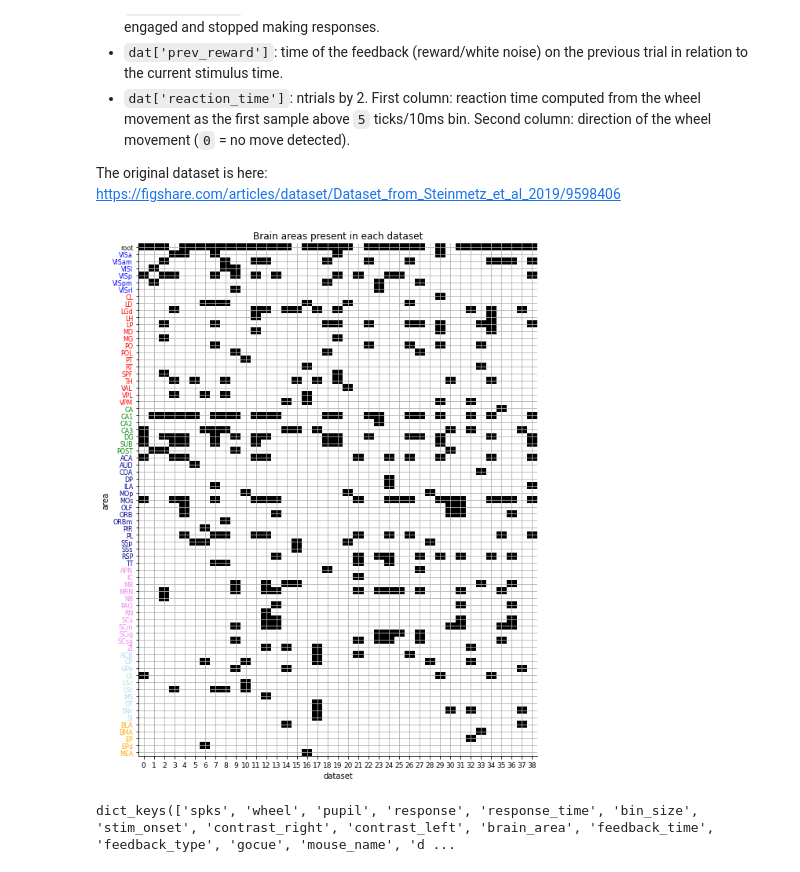
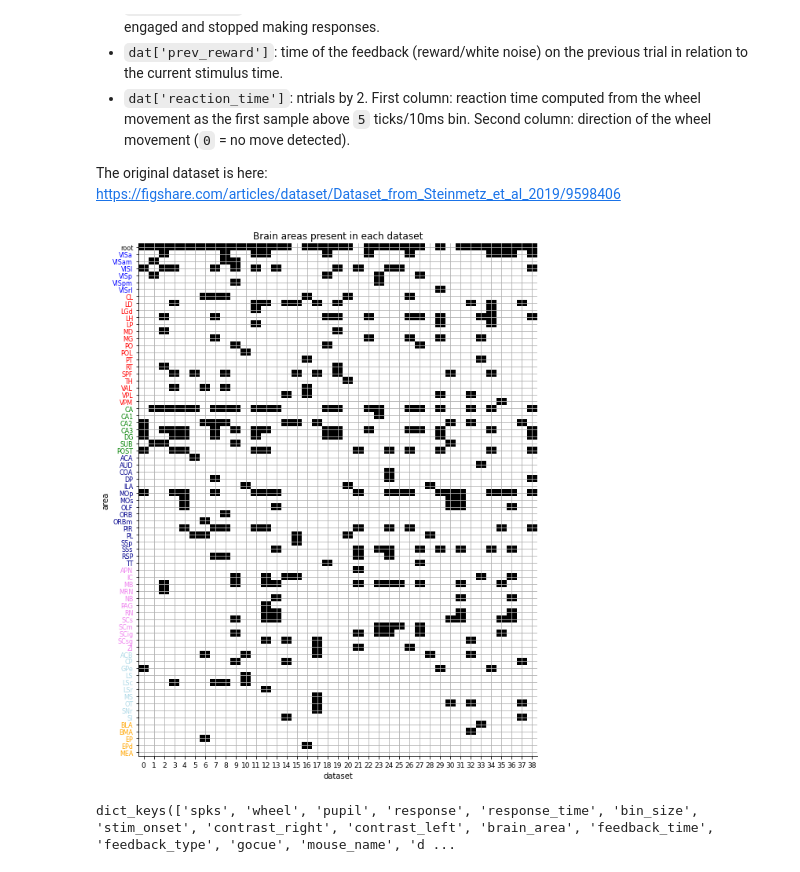
Before and after one commit to NMA2022-harees/steinmetz, a Jupyter notebook: load_steinmetz_decisions.ipynb, the cells around one changed output. Saved outputs shown, nothing was run; the diff lists cells and outputs as text; code cells hidden in the pictures.

```diff
--- a/load_steinmetz_decisions.ipynb
+++ b/load_steinmetz_decisions.ipynb
@@ -27,6 +26,7 @@ alldata = np.array([])
 for file in files:
     data = np.load(file, allow_pickle=True)["dat"] # np.load(file).files = ["dat"]
     alldata = np.hstack((alldata, data))
+n_alldata = len(alldata)
 # %% [markdown]
 `alldat` contains 39 sessions from 10 mice, data from Steinmetz et al, 2019. Time bins for all measurements are 10ms, starting 500ms before stimulus onset. The mouse had to determine which side has the highest contrast. For each `dat = alldat[k]`, you have the fields below. For extra variables, check out the extra notebook and extra data files (lfp, waveforms and exact spike times, non-binned).
 
@@ -59,48 +59,48 @@ The original dataset is here: https://figshare.com/articles/dataset/Dataset_from
 # note that region 4 ("other ctx" are neurons that were not able to be classified)
 # region 4 does not correspond to brain_group 4, which are all cortical neurons outside of visual cortex
 from constants import regions, region_colors, brain_groups
 
-# Assign each area an index
-area_to_index = dict(root=0)
-for i, area in enumerate([area for group in brain_groups for area in group]):
-    area_to_index[area] = i + 1
-
+# Assign each area an id
+areas = [area for group in brain_groups for area in group]
+n_allareas = len(areas)+1 # +1 for "root"
+area_to_id = dict(root=0)
+for i, area in enumerate(areas):
+    area_to_id[area] = i
 # Figure out which areas are in each dataset
-areas_by_dataset = np.zeros((len(area_to_index), len(alldata)), dtype=bool)
-for j, d in enumerate(alldata):
-    for area in np.unique(d['brain_area']):
-        i = area_to_index[area]
-        areas_by_dataset[i, j] = True
+areas_in_each_dataset = np.zeros((n_allareas, n_alldata), dtype=bool)
+for j, data in enumerate(alldata):
+    for area in np.unique(data['brain_area']):
+        i = area_to_id[area]
+        areas_in_each_dataset[i, j] = True
 
 # Show the binary matrix
 plt.figure(figsize=(8, 10))
-plt.imshow(areas_by_dataset, cmap="Greys", aspect="auto", interpolation="none")
+plt.imshow(areas_in_each_dataset, cmap="Greys", aspect="auto", interpolation="none")
 
 # Label the axes
 plt.xlabel("dataset")
 plt.ylabel("area")
 
 # Add tick labels
 yticklabels = ["root"]
 for group in brain_groups:
   yticklabels.extend(group)
-plt.yticks(np.arange(len(area_to_index)), yticklabels, fontsize=8)
-plt.xticks(np.arange(len(alldata)), fontsize=9)
+plt.yticks(np.arange(n_allareas), yticklabels, fontsize=8)
+plt.xticks(np.arange(n_alldata), fontsize=9)
 
 # Color the tick labels by region
 ytickobjs = plt.gca().get_yticklabels()
 ytickobjs[0].set_color("black")
 counter = 1
 for group, color in zip(brain_groups, region_colors):
   for area in group:
     ytickobjs[counter].set_color(color)
     counter += 1
 
 plt.title("Brain areas present in each dataset")
 plt.grid(True)
-plt.show()
 # %% [output]
-[figure, old version]
+[figure, new version]
 # %%
 # @title Basic plots of population average
 
```
Also changed, not shown: parts of 12 cells of this notebook, 4 other files.
